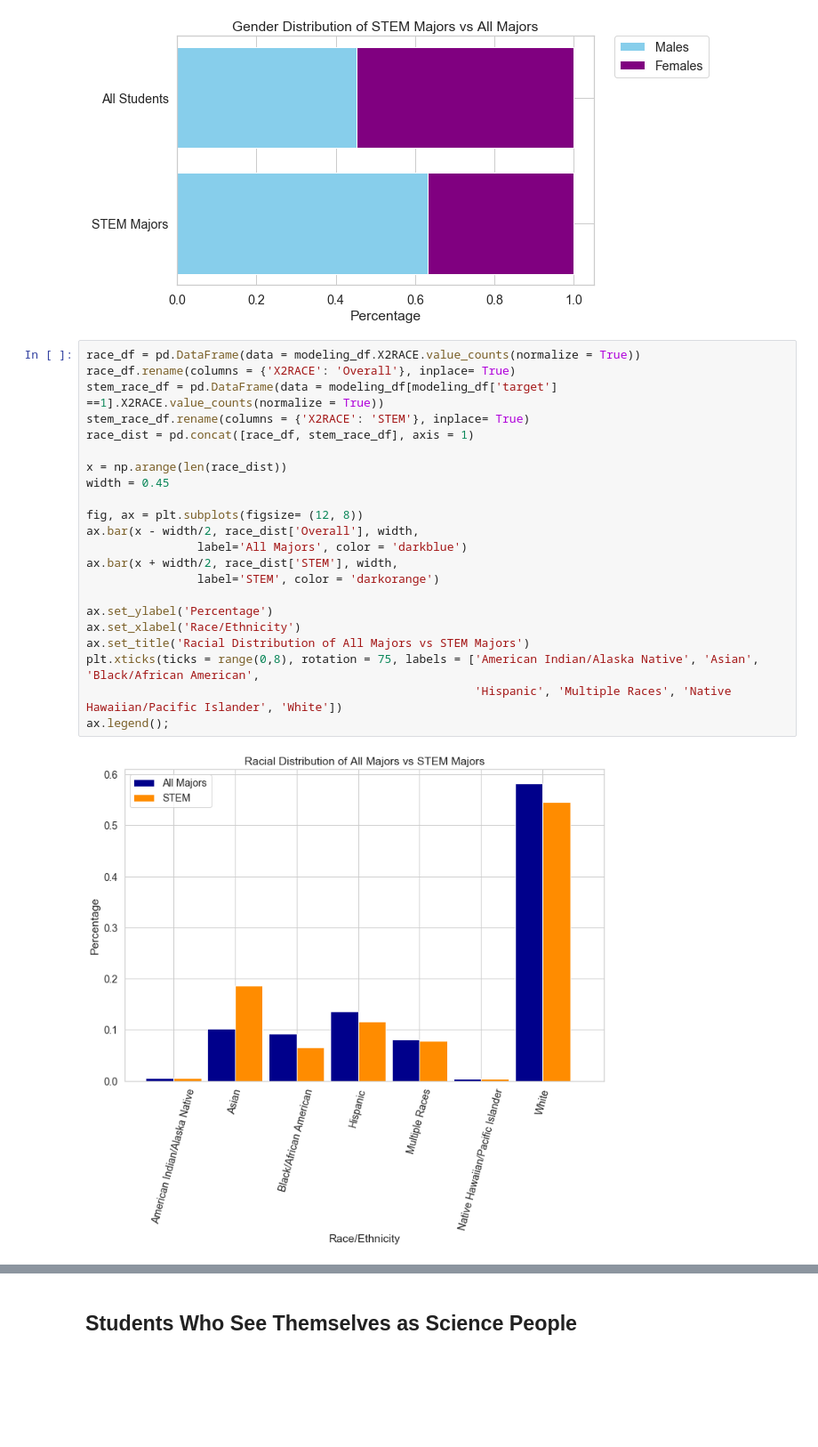
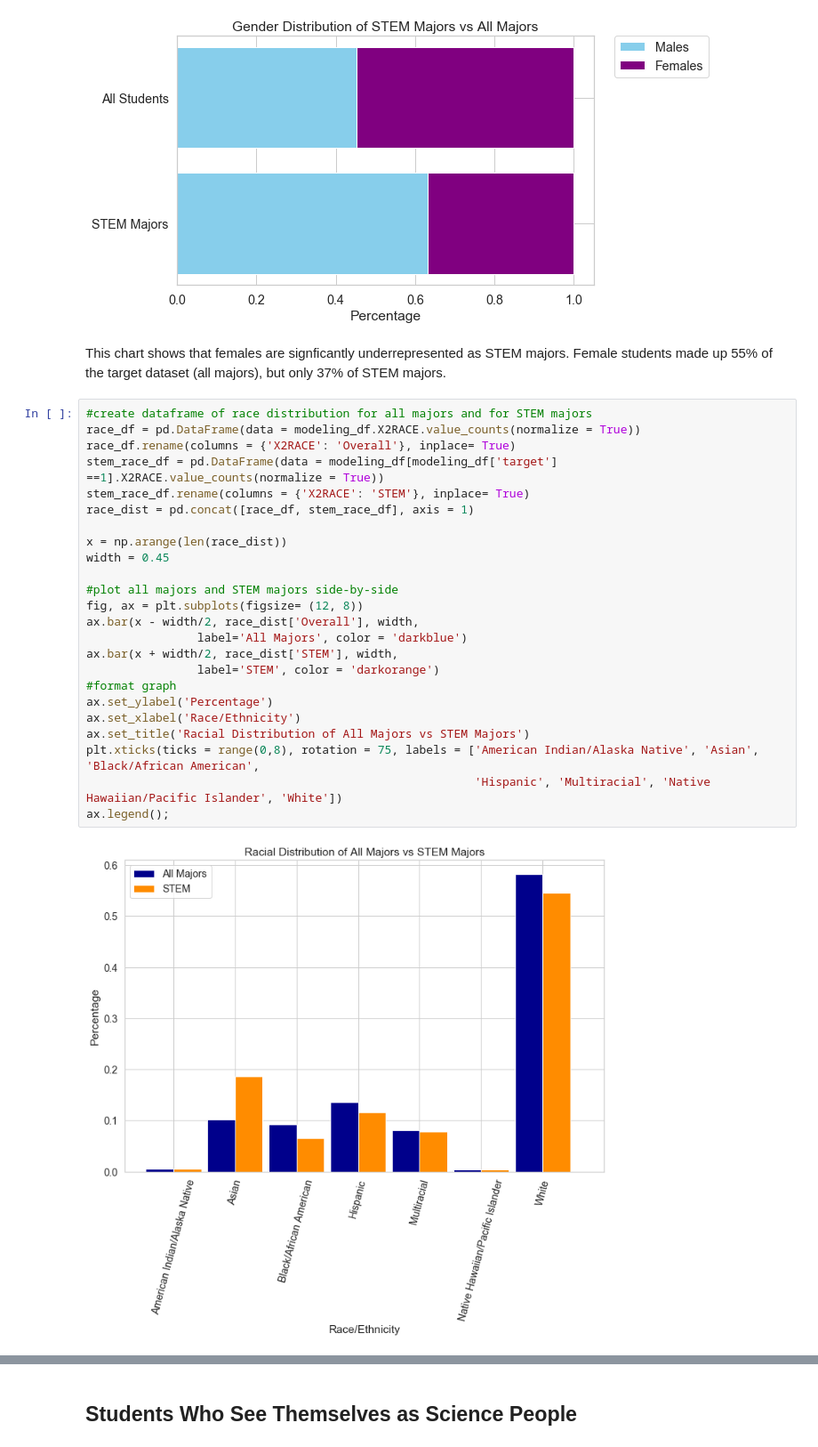
Before and after one commit to laurenphipps/STEM-majors, a Jupyter notebook: Final_Notebook.ipynb, the cells around one changed output, grey strips where cells are left out. Shown at 89% size. Saved outputs shown, nothing was run; the diff lists cells and outputs as text; blank space fills up the shorter version.

```diff
--- a/Final_Notebook.ipynb
+++ b/Final_Notebook.ipynb
@@ -227,27 +245,31 @@ ax.legend(bbox_to_anchor=(1.05, 1), loc=2, borderaxespad=0.)
 plt.tight_layout()
 # %% [output]
 [figure]
+# %% [markdown]
+This chart shows that females are signficantly underrepresented as STEM majors. Female students made up 55% of the target dataset (all majors), but only 37% of STEM majors.
 # %%
+#create dataframe of race distribution for all majors and for STEM majors
 race_df = pd.DataFrame(data = modeling_df.X2RACE.value_counts(normalize = True))
 race_df.rename(columns = {'X2RACE': 'Overall'}, inplace= True)
 stem_race_df = pd.DataFrame(data = modeling_df[modeling_df['target'] ==1].X2RACE.value_counts(normalize = True))
 stem_race_df.rename(columns = {'X2RACE': 'STEM'}, inplace= True)
 race_dist = pd.concat([race_df, stem_race_df], axis = 1)
 
 x = np.arange(len(race_dist))
 width = 0.45
 
+#plot all majors and STEM majors side-by-side
 fig, ax = plt.subplots(figsize= (12, 8))
 ax.bar(x - width/2, race_dist['Overall'], width,
                 label='All Majors', color = 'darkblue')
 ax.bar(x + width/2, race_dist['STEM'], width,
                 label='STEM', color = 'darkorange')
-
+#format graph
 ax.set_ylabel('Percentage')
 ax.set_xlabel('Race/Ethnicity')
 ax.set_title('Racial Distribution of All Majors vs STEM Majors')
 plt.xticks(ticks = range(0,8), rotation = 75, labels = ['American Indian/Alaska Native', 'Asian', 'Black/African American',
-                                                        'Hispanic', 'Multiple Races', 'Native Hawaiian/Pacific Islander', 'White'])
+                                                        'Hispanic', 'Multiracial', 'Native Hawaiian/Pacific Islander', 'White'])
 ax.legend();
 # %% [output]
-[figure, old version]
+[figure, new version]
```
Also changed, not shown: parts of 33 cells of this notebook, 1 other file.
